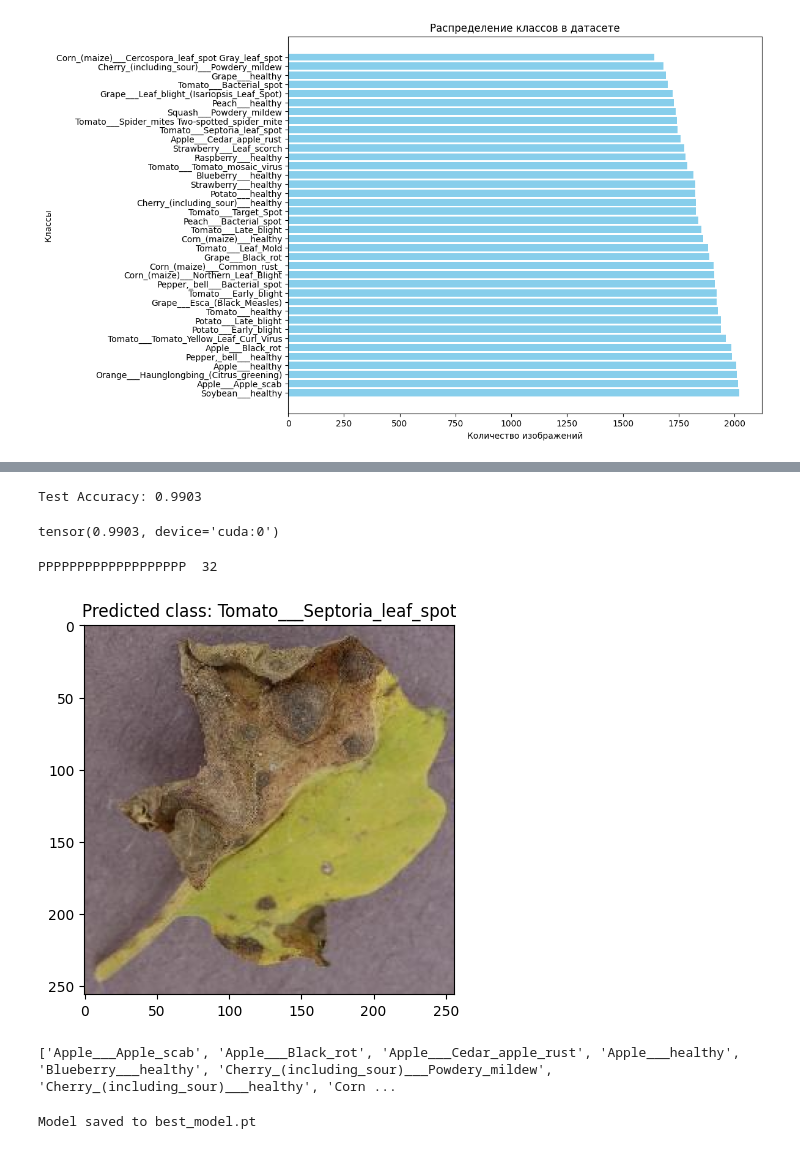
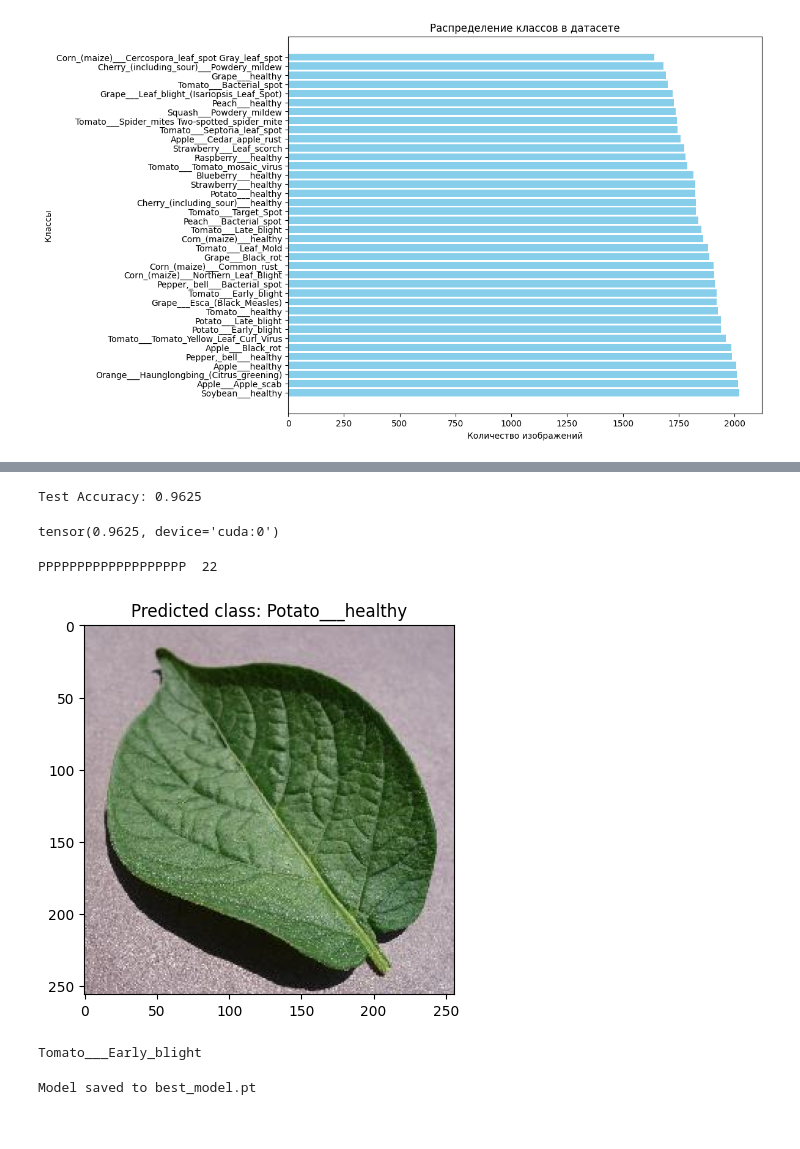
Before and after one commit to dikoshs/kazplant_ai, a Jupyter notebook: eda.ipynb, the cells around one changed output, grey strips where cells are left out. Saved outputs shown, nothing was run; the diff lists cells and outputs as text; code cells hidden in the pictures.

```diff
--- a/eda.ipynb
+++ b/eda.ipynb
@@ -104,7 +104,7 @@ model.to(device)
 criterion = nn.CrossEntropyLoss()
 optimizer = optim.Adam(model.parameters(), lr=0.001)
 
-def train_model(model, train_loader, val_loader, criterion, optimizer, num_epochs=10):
+def train_model(model, train_loader, val_loader, criterion, optimizer, num_epochs=5):
     best_val_accuracy = 0.0
 
     for epoch in range(num_epochs):
@@ -158,5 +158,5 @@ def train_model(model, train_loader, val_loader, criterion, optimizer, num_epoch
 
     print("Training complete")
 
-train_model(model, train_loader, val_loader, criterion, optimizer, num_epochs=10)
+train_model(model, train_loader, val_loader, criterion, optimizer, num_epochs=5)
 # %% [output]
@@ -220,38 +206,38 @@ def test_model(model, test_loader):
 
 test_model(model, test_loader)
 # %% [output]
-Test Accuracy: 0.9903
+Test Accuracy: 0.9625
-tensor(0.9903, device='cuda:0')
+tensor(0.9625, device='cuda:0')
 # %%
 from PIL import Image
 import matplotlib.pyplot as plt
 
 def predict_image(image_path, model, transform):
     model.eval()
     image = Image.open(image_path).convert('RGB')
     image = transform(image).unsqueeze(0)
     image = image.to(device)
 
     with torch.no_grad():
         output = model(image)
         _, pred = torch.max(output, 1)
         print("PPPPPPPPPPPPPPPPPPP ", pred.item())
         pred_class = train_dataset.classes[pred.item()]
 
     return pred_class
 
-image_path = 'C:/PythonProjects/plant_disease_class/0c8fd2f4-9c26-4e6d-90b5-fae10602579c___Matt.S_CG 1072.JPG'
+image_path = 'C:/PythonProjects/plant_disease_class/new_plant/test/test/PotatoHealthy1.JPG'
 predicted_class = predict_image(image_path, model, test_transform)
 
 image = Image.open(image_path)
 plt.imshow(image)
 plt.title(f"Predicted class: {predicted_class}")
 plt.show()
 # %% [output]
-PPPPPPPPPPPPPPPPPPP  32
+PPPPPPPPPPPPPPPPPPP  22
-[figure, old version]
+[figure, new version]
 # %%
-print(train_dataset.classes)
+print(train_dataset.classes[29])
 # %% [output]
-['Apple___Apple_scab', 'Apple___Black_rot', 'Apple___Cedar_apple_rust', 'Apple___healthy', 'Blueberry___healthy', 'Cherry_(including_sour)___Powdery_mildew', 'Cherry_(including_sour)___healthy', 'Corn ...
+Tomato___Early_blight
 # %%
```
Also changed, not shown: parts of 4 cells of this notebook, 4 other files.
